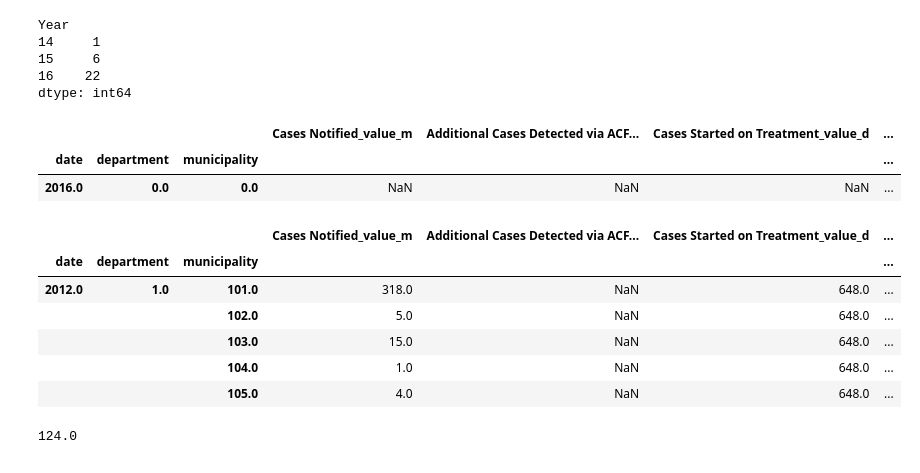
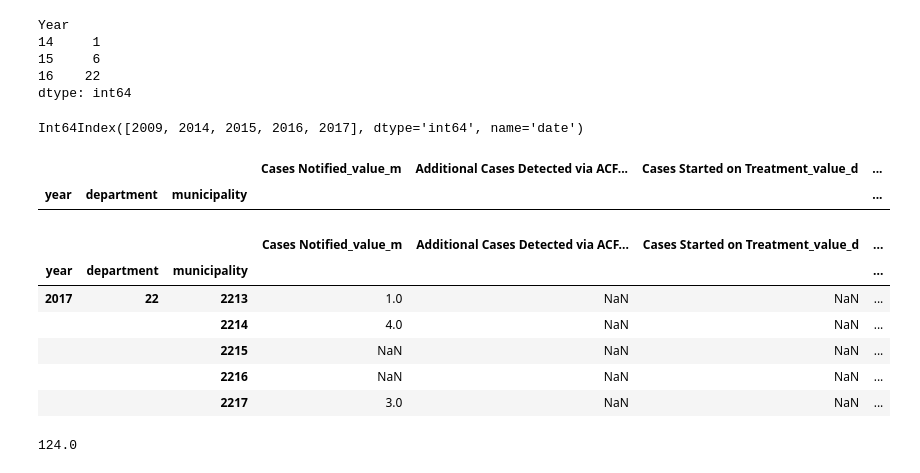
Before and after one commit to Guitlle/gf, a Jupyter notebook: impact_evaluation/gtm/pre_data_preparation.ipynb, the cells around one changed output. Cells and saved outputs as stored; diff of their text form; code cells hidden in the pictures.

```diff
--- a/impact_evaluation/gtm/pre_data_preparation.ipynb
+++ b/impact_evaluation/gtm/pre_data_preparation.ipynb
@@ -7,3 +18,13 @@ import matplotlib as mlp
+# %%
+fullIndex = data.munisGT[(data.munisGT.municode != 0) & data.munisGT.deptocode.notna()]\
+.assign(deptocode = lambda x: x.deptocode.astype(int)).groupby(["deptocode", "municode"]).apply(len).index
+# %%
+def makeFullIndex(dfyears):
+    indexList = fullIndex.to_list()
+    newIndex = []
+    for year in dfyears.index.levels[0]:
+        newIndex.extend([(year, x[0], x[1]) for x in indexList])
+    return dfyears.reindex(pd.MultiIndex.from_tuples(newIndex, names = ["year", "department", "municipality"]))
 # %%
 def tryfun(f):
     def wrapper(i):
@@ -302,32 +307,35 @@ mdrtx = mdrtb[mdrtb.deptocode.notna() & (mdrtb.TxDate_Year.notna())].assign(date
     .groupby(["date","department"]).apply(len).rename("MDR Cases Started Treatment_value_d")
 
 mdrtx = mdrtx[mdrtx.index.get_level_values(0)>2012]
+# %%
+mdrtx.index.levels[0]
+# %% [output]
+Int64Index([2009, 2014, 2015, 2016, 2017], dtype='int64', name='date')
 # %%
-outputs = pd.merge(casesNotif, acfcases, left_index=True, right_index=True, how="outer")\
-            .merge(initiatedTx, left_index=True, right_index=True, how="outer")\
-            .merge(plhivipt, left_index=True, right_index=True, how="outer")\
-            .merge(childipt, left_index=True, right_index=True, how="outer")\
-            .merge(pplcases, left_index=True, right_index=True, how="outer")\
-            .merge(ppltx, left_index=True, right_index=True, how="outer")\
-            .merge(hivcases, left_index=True, right_index=True, how="outer")\
-            .merge(mdrcases, left_index=True, right_index=True, how="outer")\
-            .merge(mdrtx, left_index=True, right_index=True, how="outer")\
+outputs = pd.merge(makeFullIndex(casesNotif) , makeFullIndex(acfcases), left_index=True, right_index=True, how="outer")\
+            .merge(makeFullIndex(initiatedTx), left_index=True, right_index=True, how="outer")\
+            .merge(makeFullIndex(plhivipt), left_index=True, right_index=True, how="outer")\
+            .merge(makeFullIndex(childipt), left_index=True, right_index=True, how="outer")\
+            .merge(makeFullIndex(pplcases), left_index=True, right_index=True, how="outer")\
+            .merge(makeFullIndex(ppltx), left_index=True, right_index=True, how="outer")\
+            .merge(makeFullIndex(hivcases), left_index=True, right_index=True, how="outer")\
+            .merge(makeFullIndex(mdrcases), left_index=True, right_index=True, how="outer")\
+            .merge(makeFullIndex(mdrtx), left_index=True, right_index=True, how="outer")\
 # %%
 outputs[outputs.index.get_level_values("municipality") == 0]
 # %% [output]
 |  |  |  | Cases Notified_value_m | Additional Cases Detected via ACF... | Cases Started on Treatment_value_d | ... |
-| date | department | municipality |  |  |  | ... |
-| 2016.0 | 0.0 | 0.0 | NaN | NaN | NaN | ... |
+| year | department | municipality |  |  |  | ... |
 # %%
-outputs.head()
+outputs.
 # %% [output]
 |  |  |  | Cases Notified_value_m | Additional Cases Detected via ACF... | Cases Started on Treatment_value_d | ... |
-| date | department | municipality |  |  |  | ... |
-| 2012.0 | 1.0 | 101.0 | 318.0 | NaN | 648.0 | ... |
-|  |  | 102.0 | 5.0 | NaN | 648.0 | ... |
-|  |  | 103.0 | 15.0 | NaN | 648.0 | ... |
-|  |  | 104.0 | 1.0 | NaN | 648.0 | ... |
-|  |  | 105.0 | 4.0 | NaN | 648.0 | ... |
+| year | department | municipality |  |  |  | ... |
+| 2017 | 22 | 2213 | 1.0 | NaN | NaN | ... |
+|  |  | 2214 | 4.0 | NaN | NaN | ... |
+|  |  | 2215 | NaN | NaN | NaN | ... |
+|  |  | 2216 | NaN | NaN | NaN | ... |
+|  |  | 2217 | 3.0 | NaN | NaN | ... |
 # %%
 outputs.to_csv("outputs.csv")
 # %%
```
Also changed, not shown: parts of 6 cells of this notebook.
